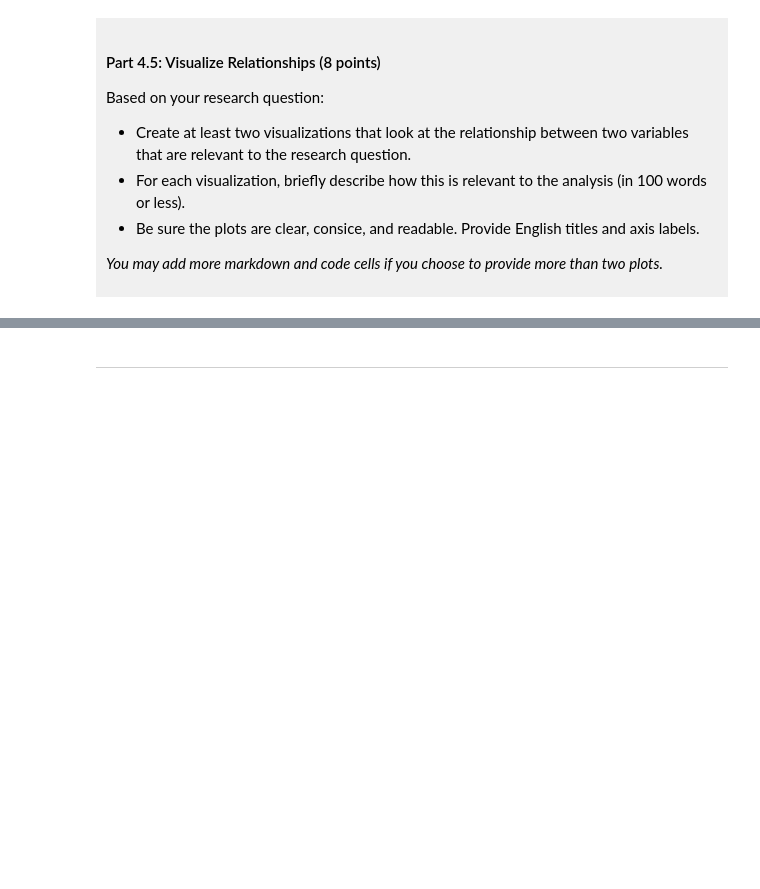
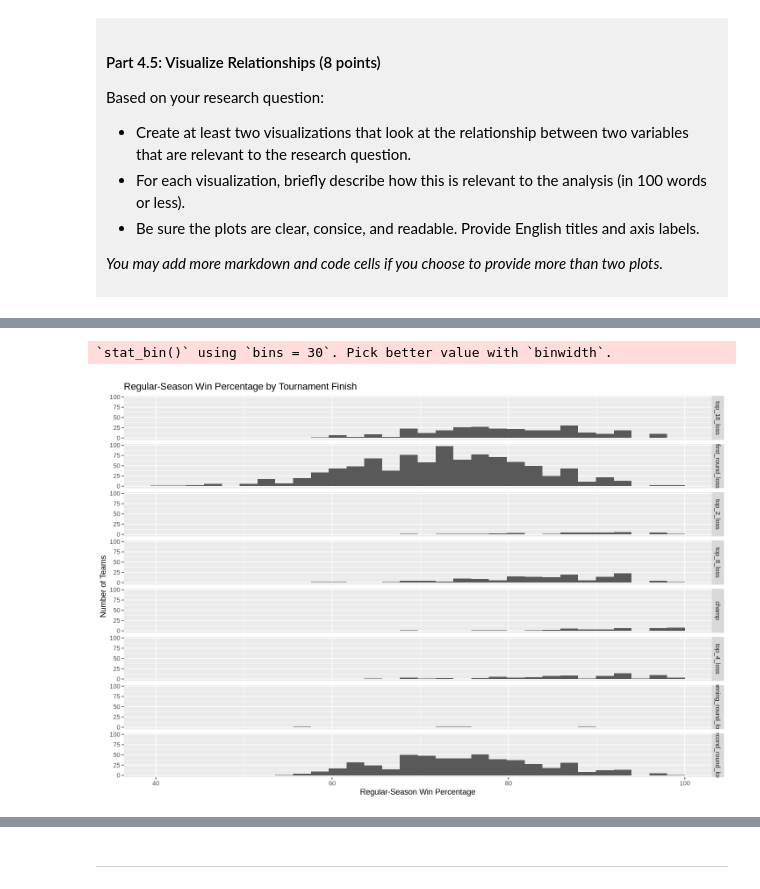
Before and after one commit to pliang22/dsci-100-project-phoebe-liang, a Jupyter notebook: dsci-100-project-notebook.ipynb, the cells around one changed output, grey strips where cells are left out. Saved outputs shown, nothing was run; the diff lists cells and outputs as text; code cells hidden in the pictures; blank space fills up the shorter version.

```diff
--- a/dsci-100-project-notebook.ipynb
+++ b/dsci-100-project-notebook.ipynb
@@ -321,3 +369,12 @@ Visualization 1: %%% EDIT THIS MARKDOWN CELL%%%
 # %%
-### EDIT THIS CODE CELL FOR VISUALIZATION 1###
+tidy_data |>
+  ggplot(aes(x = reg_wins_pct)) +
+  geom_histogram() +
+  facet_grid(tourney_finish ~ .) +
+  labs(title = "Regular-Season Win Percentage by Tournament Finish",
+    x = "Regular-Season Win Percentage", y = "Number of Teams") +
+  theme(text = element_text(size = 11))
+# %% [output]
+`stat_bin()` using `bins = 30`. Pick better value with `binwidth`.
+[figure, added]
 # %% [markdown]
```
Also changed, not shown: parts of 10 cells of this notebook.
